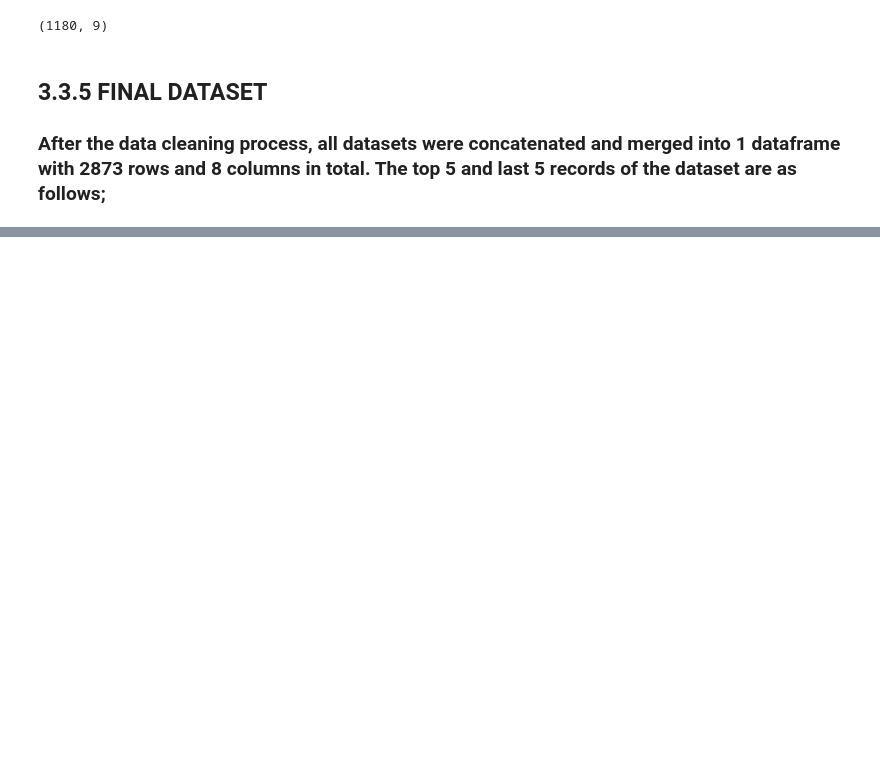
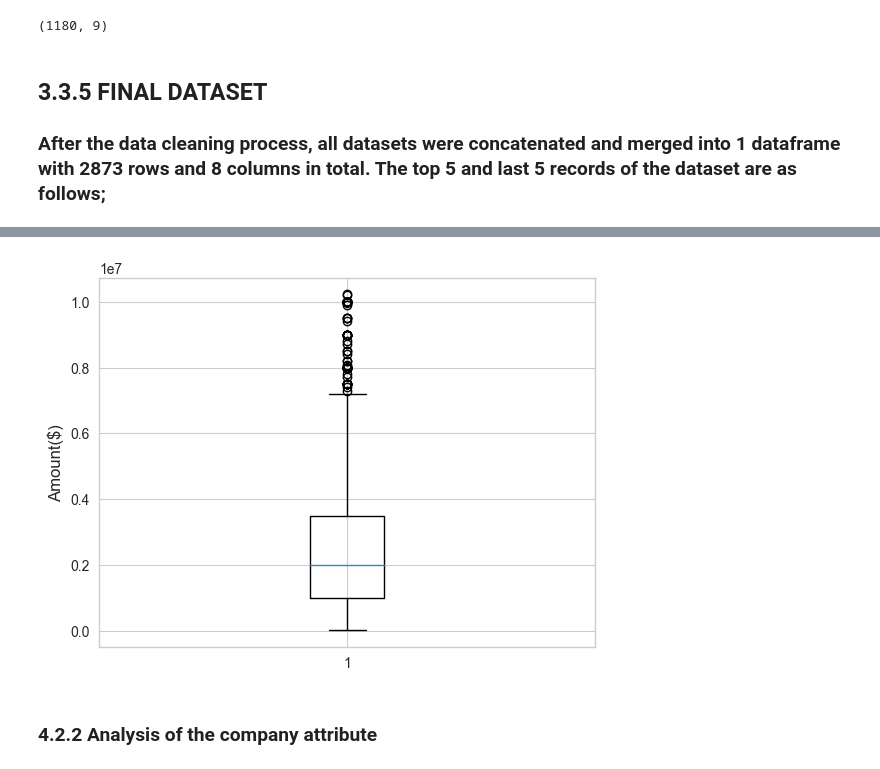
Before and after one commit to phinmaiyo/India-startup-ecosytem-analysis, a Jupyter notebook: LP1 data cleaning.ipynb, the cells around one changed output, grey strips where cells are left out. Cells and saved outputs as stored; diff of their text form; code cells hidden in the pictures; blank space fills up the shorter version.

```diff
--- a/LP1 data cleaning.ipynb
+++ b/LP1 data cleaning.ipynb
@@ -902,0 +1228,21 @@ FileNotFoundError: [Errno 2] No such file or directory: 'C:\\Users\\user\\Deskto
+# %%
+# Calculate the IQR
+Q1 = df['Amount($)'].quantile(0.25)
+Q3 = df['Amount($)'].quantile(0.75)
+IQR = Q3 - Q1
+
+# define the lower and upper bounds for outliers
+lower_bound = Q1 - 1.5 * IQR
+upper_bound = Q1 + 1.5 * IQR
+
+# remove outliers
+df = df[(df['Amount($)'] >= lower_bound) & (df['Amount($)'] <= upper_bound)]
+# %%
+#  box plot after removing the outliers in the amount attribute
+plt.boxplot(df['Amount($)'])
+plt.ylabel('Amount($)')
+plt.show()
+# %% [output]
+[figure, added]
+# %% [markdown]
+### 4.2.2 Analysis of the company attribute
```
Also changed, not shown: parts of 94 cells of this notebook, 2 other files.
